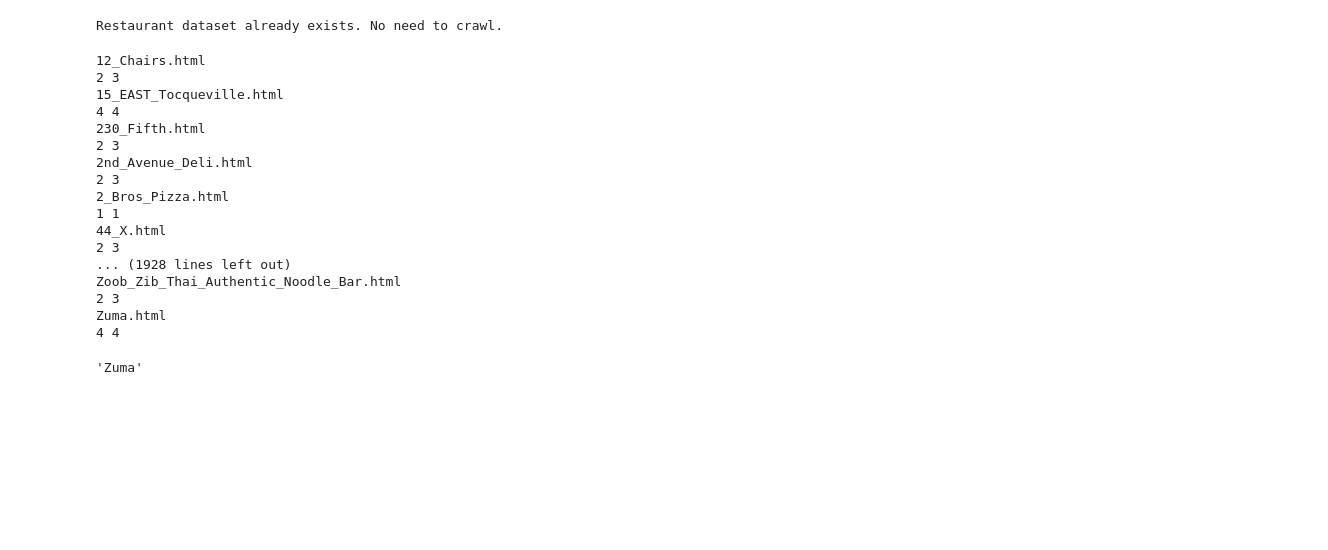
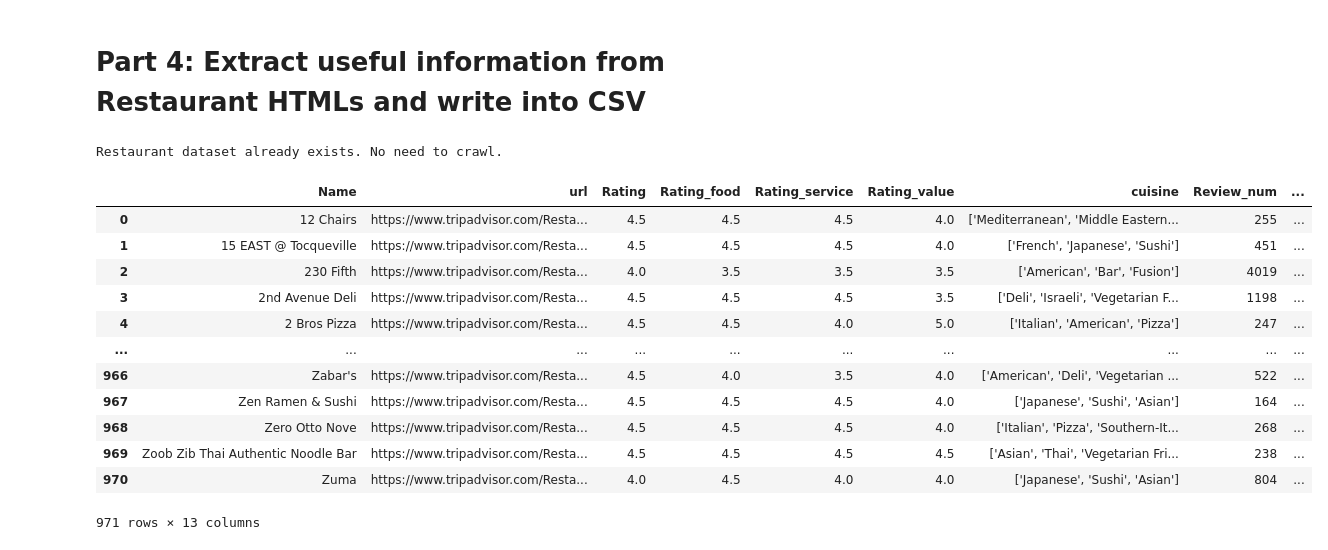
Before and after one commit to orange0629/si507project, a Jupyter notebook: Step1_Data_Caching.ipynb, the cells around one changed output. Drawn from its saved outputs; the diff is of its cells as text; code cells hidden in the pictures; blank space fills up the shorter version.

```diff
--- a/Step1_Data_Caching.ipynb
+++ b/Step1_Data_Caching.ipynb
@@ -49,6 +74,8 @@ for url in rest_urls:
         f.write(response.text)
         f.close()
         time.sleep(3)
+# %% [markdown]
+# Part 4: Extract useful information from Restaurant HTMLs and write into CSV
 # %%
 if not os.path.exists(FULL_DATASET_DIR):
 
@@ -149,31 +176,3 @@ else:
     print('Restaurant dataset already exists. No need to crawl.')
 # %% [output]
 Restaurant dataset already exists. No need to crawl.
-# %%
-name_list = []
-for rest_name in os.listdir(REST_DIR):
-
-    f = open(REST_DIR + '/' + rest_name, 'r', encoding='utf-8')
-    html = f.read()
-    soup = BeautifulSoup(html)
-    f.close()
-
-    name = soup.find_all('h1', class_='HjBfq')[0].text
-# %% [output]
-12_Chairs.html
-2 3
-15_EAST_Tocqueville.html
-4 4
-230_Fifth.html
-2 3
-2nd_Avenue_Deli.html
-2 3
-2_Bros_Pizza.html
-1 1
-44_X.html
-2 3
-... (1928 lines left out)
-Zoob_Zib_Thai_Authentic_Noodle_Bar.html
-2 3
-Zuma.html
-4 4
@@ -185,4 +179,16 @@ f.close()
-# %%
-soup.find_all('h1', class_='HjBfq')[0].text
-# %% [output]
-'Zuma'
+# %%
+pd.read_csv(FULL_DATASET_DIR, index_col = 0)
+# %% [output]
+|  | Name | url | Rating | Rating_food | Rating_service | Rating_value | cuisine | Review_num | ... |
+| 0 | 12 Chairs | https://www.tripadvisor.com/Resta... | 4.5 | 4.5 | 4.5 | 4.0 | ['Mediterranean', 'Middle Eastern... | 255 | ... |
+| 1 | 15 EAST @ Tocqueville | https://www.tripadvisor.com/Resta... | 4.5 | 4.5 | 4.5 | 4.0 | ['French', 'Japanese', 'Sushi'] | 451 | ... |
+| 2 | 230 Fifth | https://www.tripadvisor.com/Resta... | 4.0 | 3.5 | 3.5 | 3.5 | ['American', 'Bar', 'Fusion'] | 4019 | ... |
+| 3 | 2nd Avenue Deli | https://www.tripadvisor.com/Resta... | 4.5 | 4.5 | 4.5 | 3.5 | ['Deli', 'Israeli', 'Vegetarian F... | 1198 | ... |
+| 4 | 2 Bros Pizza | https://www.tripadvisor.com/Resta... | 4.5 | 4.5 | 4.0 | 5.0 | ['Italian', 'American', 'Pizza'] | 247 | ... |
+| ... | ... | ... | ... | ... | ... | ... | ... | ... | ... |
+| 966 | Zabar's | https://www.tripadvisor.com/Resta... | 4.5 | 4.0 | 3.5 | 4.0 | ['American', 'Deli', 'Vegetarian ... | 522 | ... |
+| 967 | Zen Ramen & Sushi | https://www.tripadvisor.com/Resta... | 4.5 | 4.5 | 4.5 | 4.0 | ['Japanese', 'Sushi', 'Asian'] | 164 | ... |
+| 968 | Zero Otto Nove | https://www.tripadvisor.com/Resta... | 4.5 | 4.5 | 4.5 | 4.0 | ['Italian', 'Pizza', 'Southern-It... | 268 | ... |
+| 969 | Zoob Zib Thai Authentic Noodle Bar | https://www.tripadvisor.com/Resta... | 4.5 | 4.5 | 4.5 | 4.5 | ['Asian', 'Thai', 'Vegetarian Fri... | 238 | ... |
+| 970 | Zuma | https://www.tripadvisor.com/Resta... | 4.0 | 4.5 | 4.0 | 4.0 | ['Japanese', 'Sushi', 'Asian'] | 804 | ... |
+971 rows × 13 columns
```
Also changed, not shown: parts of 5 cells of this notebook, 1 other file.
